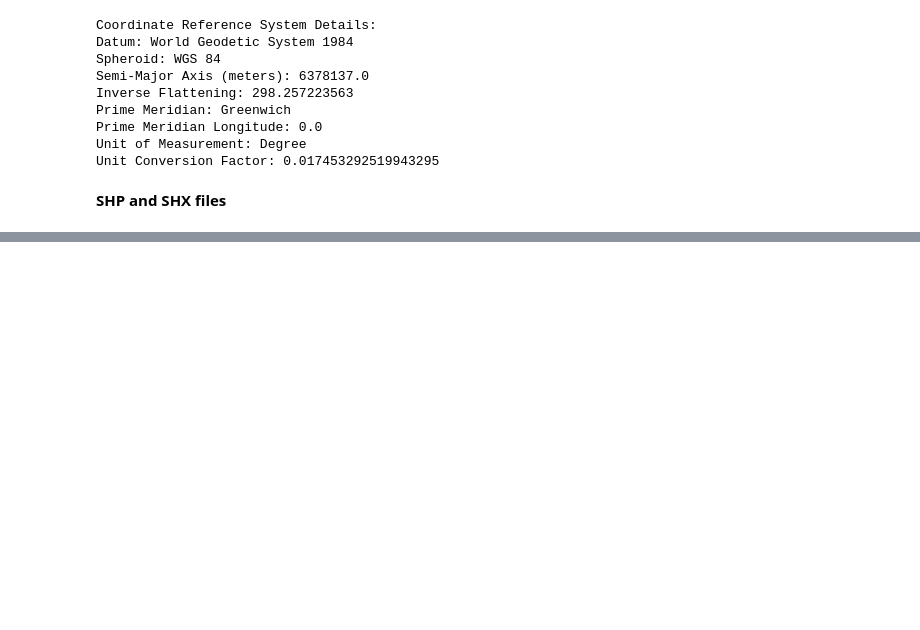
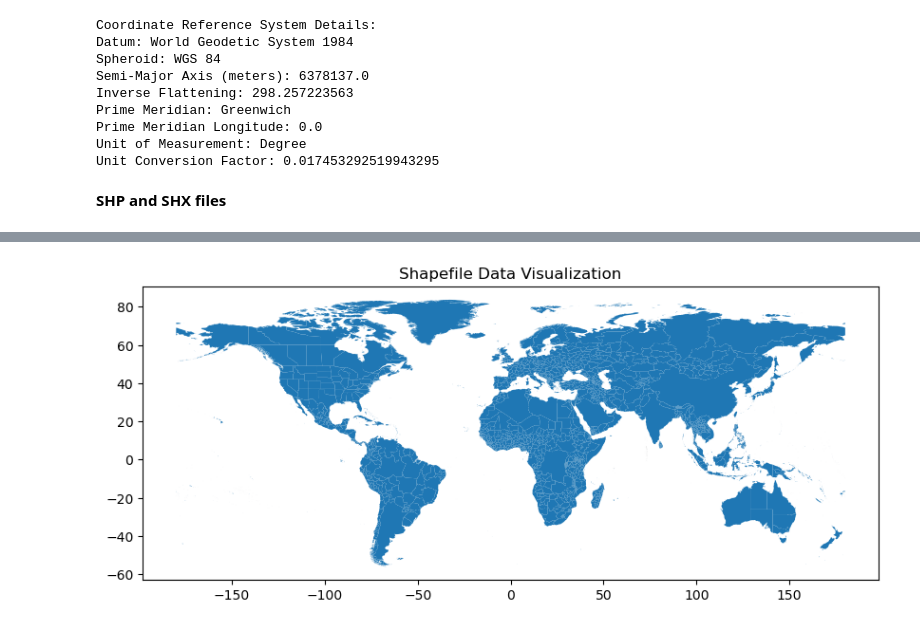
Before and after one commit to DavidGathimbaM/Energy-Access-and-Electrification-planning, a Jupyter notebook: group_workbook/Victor.ipynb, the cells around one changed output, grey strips where cells are left out. Drawn from its saved outputs; the diff is of its cells as text; code cells hidden in the pictures; blank space fills up the shorter version.

Commit message:
Read the SHP and SHX file

```diff
--- a/group_workbook/Victor.ipynb
+++ b/group_workbook/Victor.ipynb
@@ -314,0 +335,11 @@ Unit Conversion Factor: 0.017453292519943295
+# %%
+shp_path = r'C:\Users\user\Documents\PHASE_5- Capstone Project\phase-5-project\Energy-Access-and-Electrification-planning\data\income_level_data\GSAP_AM24_2021.shp'
+
+# Read the shapefile
+shp_file = gpd.read_file(shp_path)
+
+# Display the contents of the .shp file
+
+print("\nShapefile CRS:", shp_file.crs)  # Check CRS to ensure alignment
+print("\nColumns in Shapefile:", shp_file.columns)
+shp_file.head()
@@ -314,0 +358,9 @@ Unit Conversion Factor: 0.017453292519943295
+# %%
+import matplotlib.pyplot as plt
+
+# Plot the spatial data to visualize its distribution
+shp_file.plot(figsize=(10, 10))
+plt.title("Shapefile Data Visualization")
+plt.show()
+# %% [output]
+[figure, added]
```
Also changed, not shown: parts of 7 cells of this notebook.
